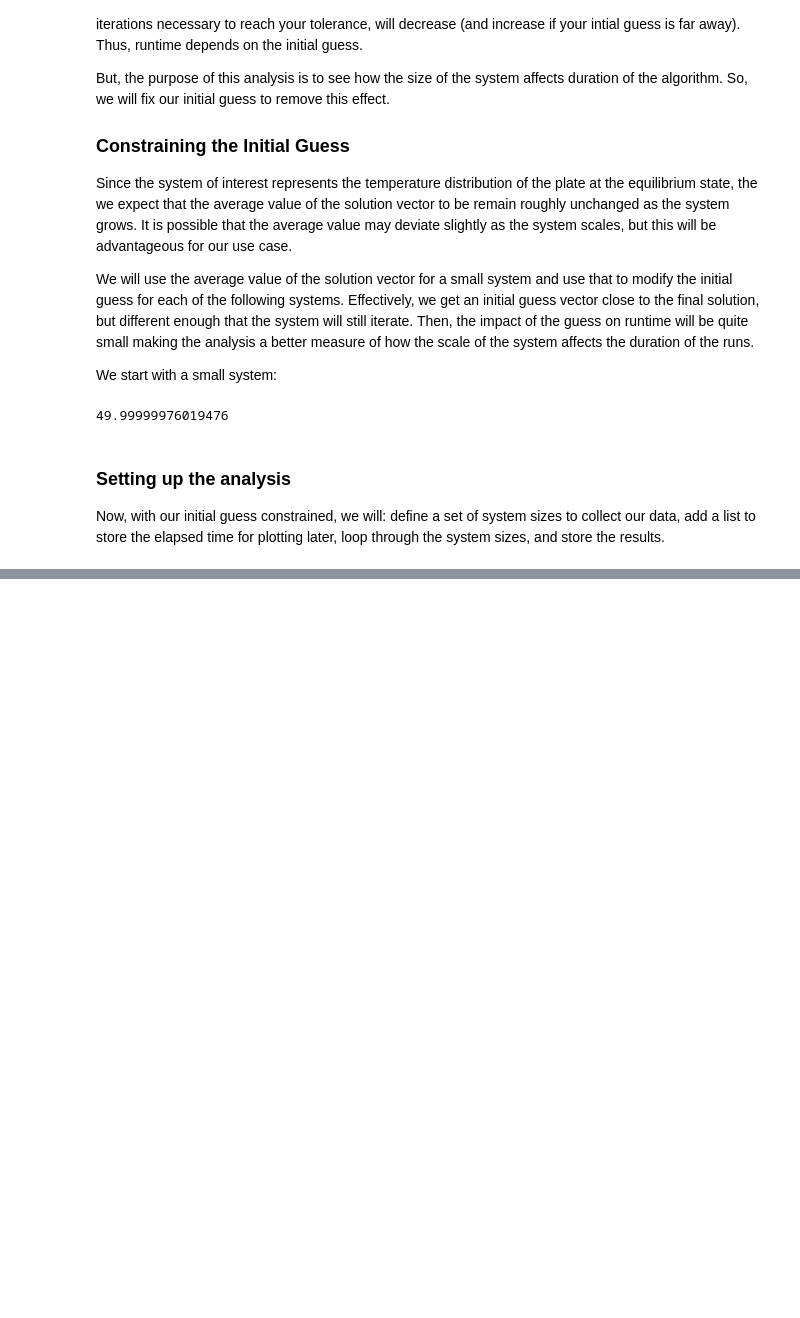
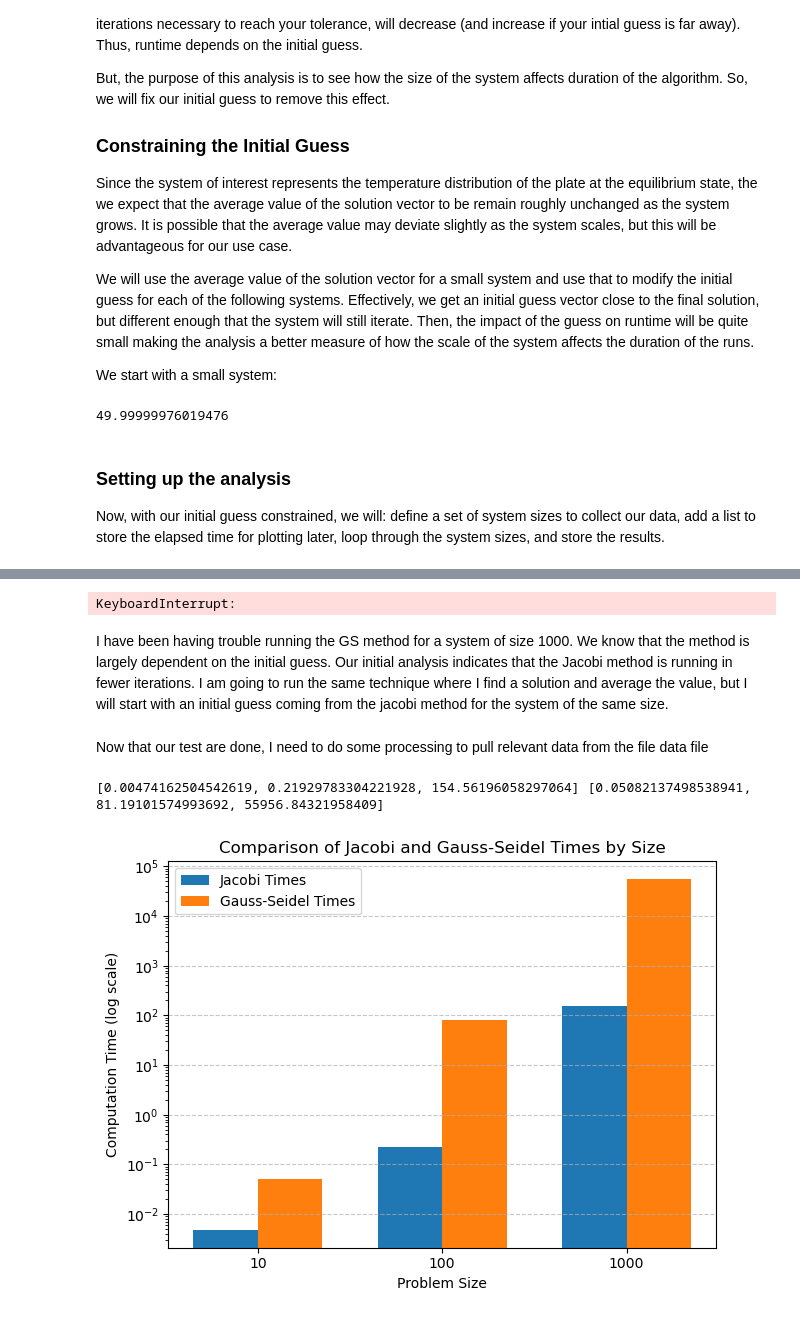
Before and after one commit to RaymondGarcia1107/MAS4107Opt1, a Jupyter notebook: runTime.ipynb, the cells around one changed output, grey strips where cells are left out. Cells and saved outputs as stored; diff of their text form; code cells hidden in the pictures; blank space fills up the shorter version.

Commit message:
finished testing and plotted data

```diff
--- a/runTime.ipynb
+++ b/runTime.ipynb
@@ -65,0 +53,26 @@ TypeError: 'int' object is not iterable
+# %%
+size = 1000
+
+maxIter = 40000
+
+TOL = 1e-5
+
+testSystem = HeatModel.HeatModel(size)
+
+startTime = timeit.default_timer()
+
+solution, iters, tols = testSystem.GaussSeidel(maxIter,TOL,x0=initialGuess)
+
+elapsedTime = timeit.default_timer() - startTime
+
+with open("dataFile.txt",'a') as outFile:
+
+    outFile.write(str(elapsedTime))
+
+    outFile.write("," + str(size)+ "," +str(iters)+ "," +str(tols)+ ",GS")
+
+    outFile.write("\n")
+# %% [output]
+KeyboardInterrupt:
+# %% [markdown]
+I have been having trouble running the GS method for a system of size 1000. We know that the method is largely dependent on the initial guess. Our initial analysis indicates that the Jacobi method is running in fewer iterations. I am going to run the same technique where I find a solution and average the value, but I will start with an initial guess coming from the jacobi method for the system of the same size.
@@ -65,0 +105,53 @@ TypeError: 'int' object is not iterable
+# %% [markdown]
+Now that our test are done, I need to do some processing to pull relevant data from the file data file
+# %%
+jacobiData = []
+guassSiedelData = []
+
+with open("dataFile.txt",'r') as inFile:
+
+    for line in inFile.readlines():
+        if 'GS' not in line:
+            duration,size,convergenceIters = line.split(',')
+            jacobiData.append((float(duration),int(size),int(convergenceIters)))
+
+        else:
+            duration, size, convergenceIters, method = line.split(',')
+            guassSiedelData.append((float(duration),int(size),int(convergenceIters)))
+
+#print(jacobiData,guassSiedelData)
+jacobiTimes = [y[0] for y in jacobiData]
+jacobiSizes = [x[1] for x in jacobiData]
+jacobiIters = [z[2] for z in jacobiData]
+
+gsTimes = [y[0] for y in guassSiedelData]
+gsIters = [z[2] for z in guassSiedelData]
+
+print(jacobiTimes,gsTimes)
+
+#bar chart
+# Set up bar positions
+x = np.arange(len(jacobiSizes))  # Positions for groups
+width = 0.35  # Width of each bar
+
+# Create bar chart
+plt.bar(x - width/2, jacobiTimes, width, label='Jacobi Times')
+plt.bar(x + width/2, gsTimes, width, label='Gauss-Seidel Times')
+
+
+plt.yscale('log')
+
+
+plt.xlabel('Problem Size')
+plt.ylabel('Computation Time (log scale)')
+plt.title('Comparison of Jacobi and Gauss-Seidel Times by Size')
+plt.xticks(x, jacobiSizes)  # Replace x-axis ticks with size labels
+plt.legend()
+
+# Show the plot
+plt.grid(axis='y', linestyle='--', alpha=0.7)
+plt.tight_layout()
+plt.show()
+# %% [output]
+[0.00474162504542619, 0.21929783304221928, 154.56196058297064] [0.05082137498538941, 81.19101574993692, 55956.84321958409]
+[figure, added]
```
Also changed, not shown: parts of 4 cells of this notebook, 1 other file.
